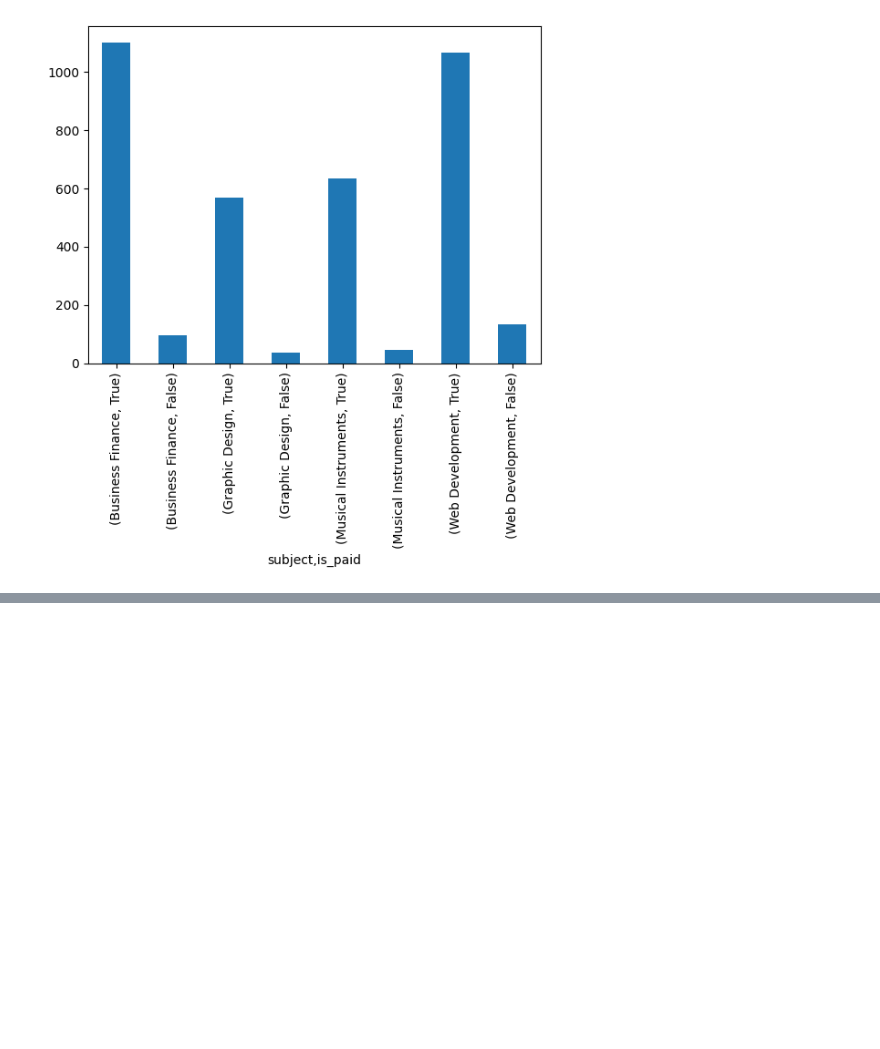
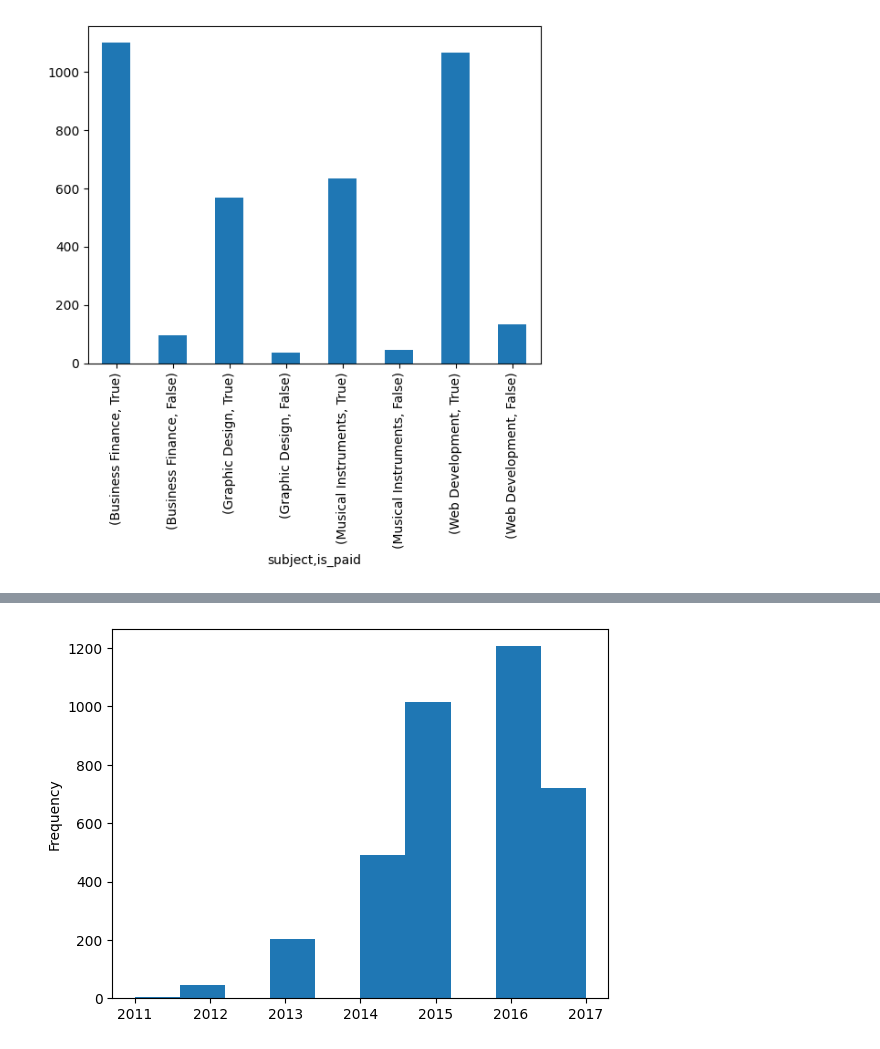
Before and after one commit to ahmedllshafiey/Udemy-Analysis, a Jupyter notebook: Udemy.ipynb, the cells around one changed output, grey strips where cells are left out. Saved outputs shown, nothing was run; the diff lists cells and outputs as text; code cells hidden in the pictures; blank space fills up the shorter version.

Commit message:
// Content: Publish Date analysis

```diff
--- a/Udemy.ipynb
+++ b/Udemy.ipynb
@@ -334,0 +367,2 @@ plt.show()
+# %%
+df['published_date']=df['published_timestamp'].str.split('T').str.get(0)
@@ -334,0 +384,3 @@ plt.show()
+# %%
+df['published_date'] = pd.to_datetime(df['published_date'], format='%Y-%m-%d')
+df['published_date']
@@ -334,0 +400,6 @@ plt.show()
+# %%
+df['year'] = df['published_date'].dt.year
+df['year'].plot(kind='hist')
+plt.show()
+# %% [output]
+[figure, added]
```
Also changed, not shown: parts of 7 cells of this notebook.
